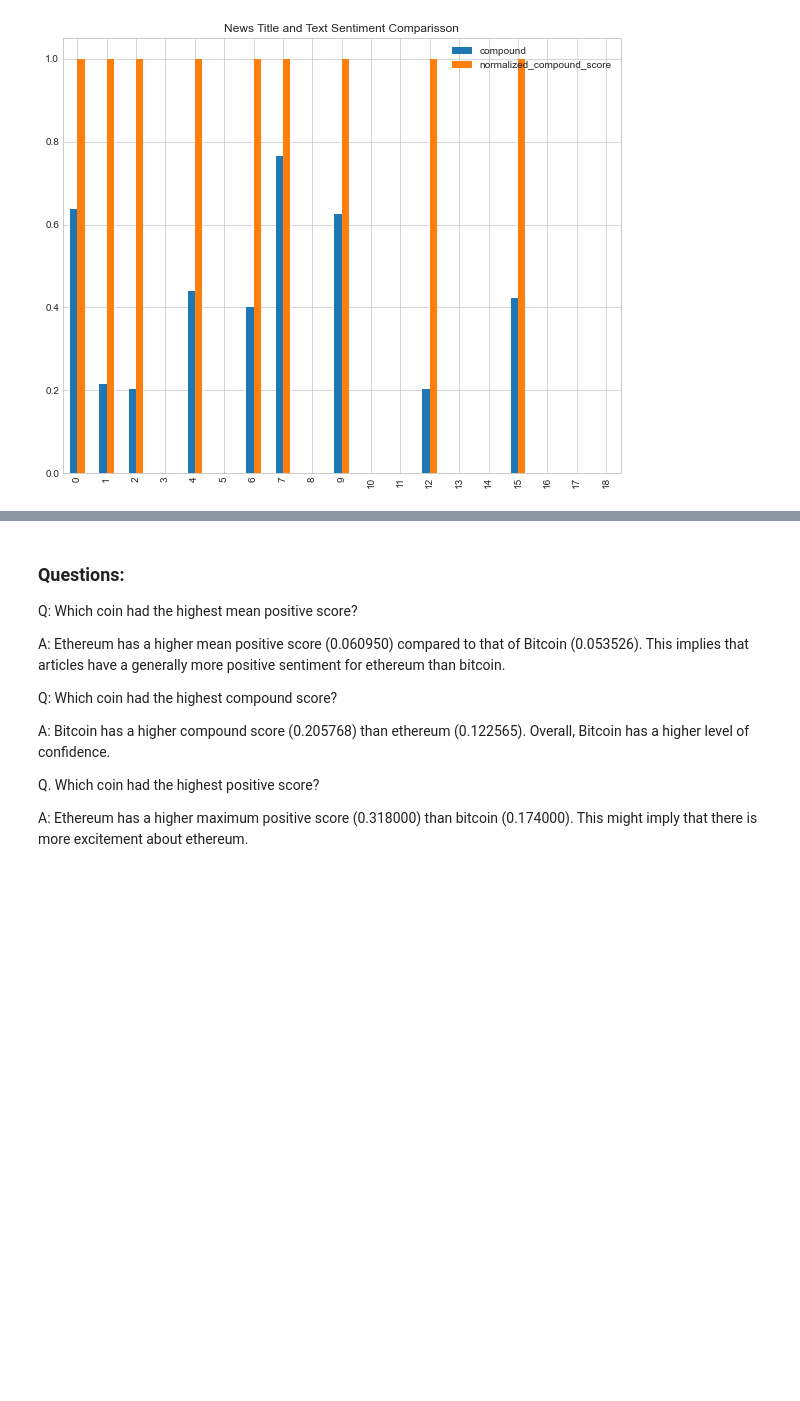
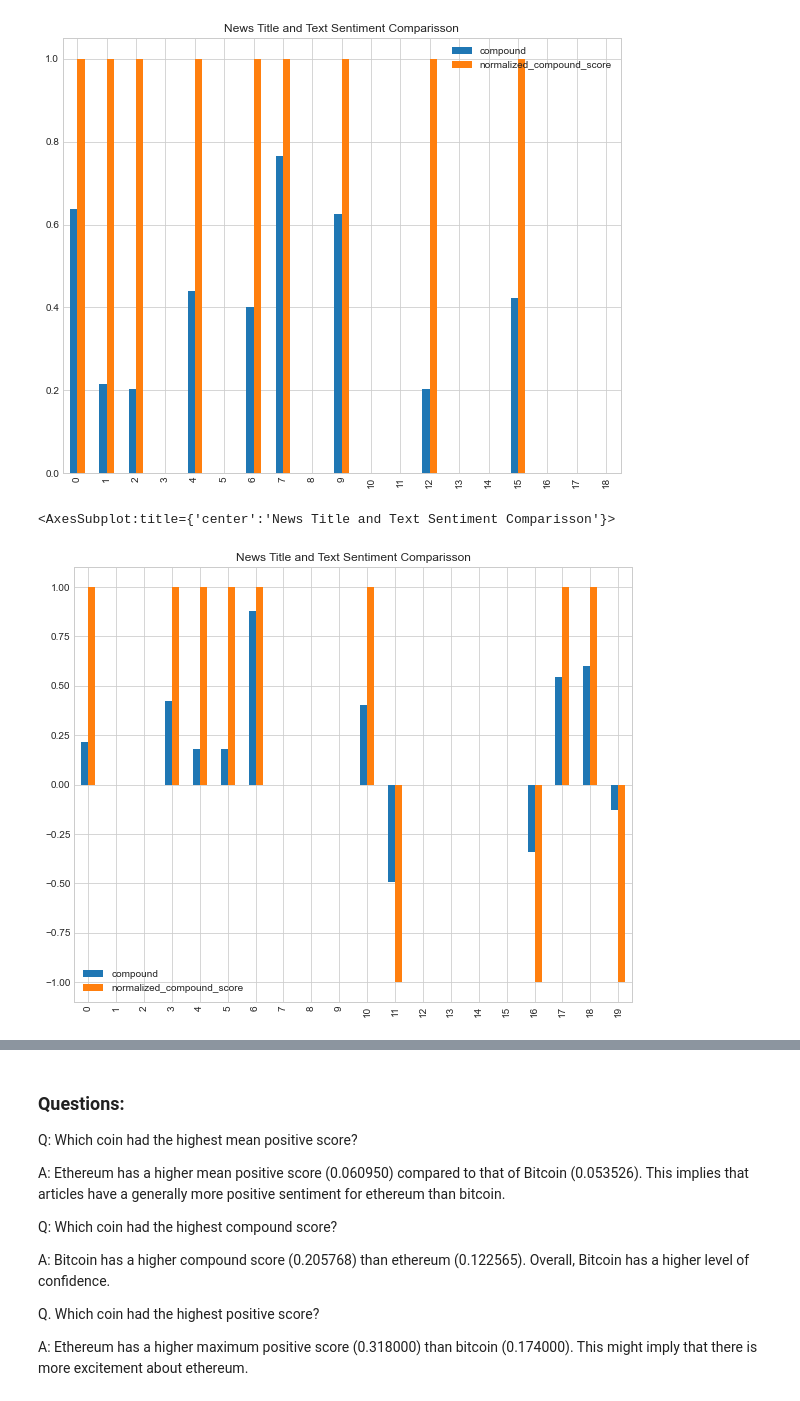
Before and after one commit to drg-developer-2-GWFinTech-Homeworks/homework-unit12-nlp, a Jupyter notebook: crypto_sentiment.ipynb, the cells around one changed output, grey strips where cells are left out. Saved outputs shown, nothing was run; the diff lists cells and outputs as text; code cells hidden in the pictures; blank space fills up the shorter version.

```diff
--- a/crypto_sentiment.ipynb
+++ b/crypto_sentiment.ipynb
@@ -231,3 +231,14 @@ bitcoin_df.plot(
 # %% [output]
 <AxesSubplot:title={'center':'News Title and Text Sentiment Comparisson'}>
 [figure]
+# %%
+ethereum_df.plot(
+    y=["compound", "normalized_compound_score"],
+    kind="bar",
+    title="News Title and Text Sentiment Comparisson",
+    figsize=(10, 8),
+    grid=True
+)
+# %% [output]
+<AxesSubplot:title={'center':'News Title and Text Sentiment Comparisson'}>
+[figure, added]
```
Also changed, not shown: parts of 8 cells of this notebook.
